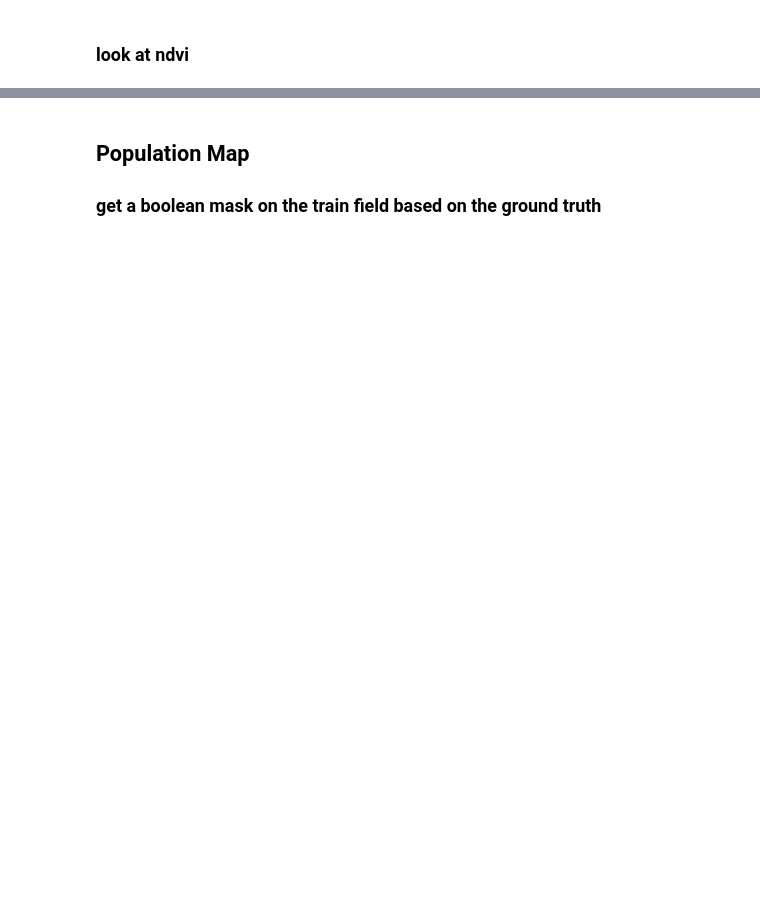
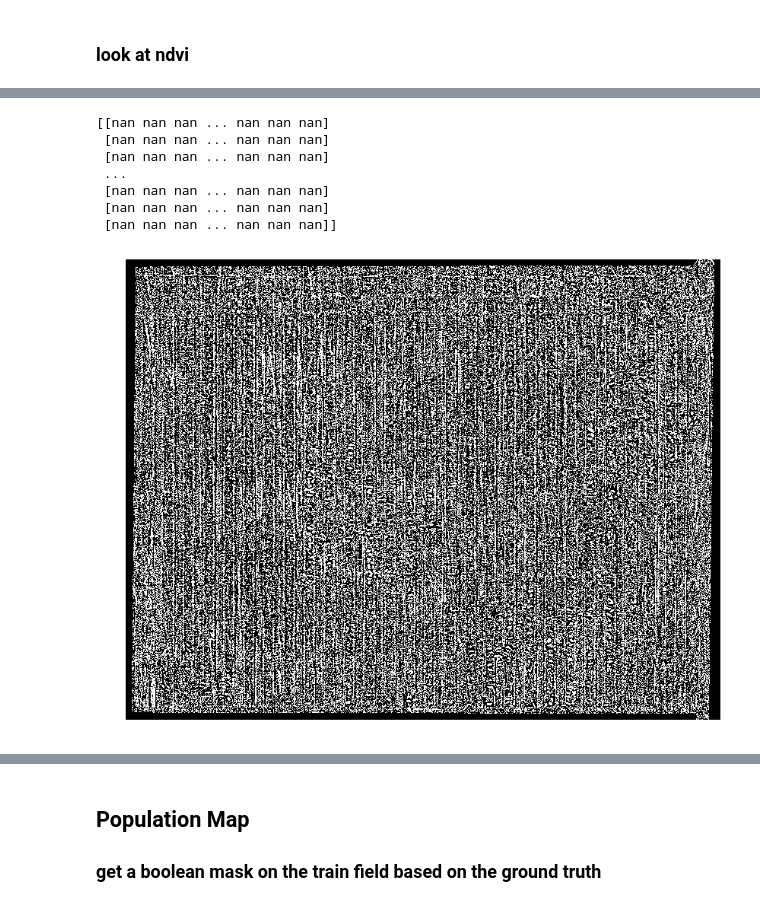
Before and after one commit to astro313/indigocase, a Jupyter notebook: imSeg.ipynb, the cells around one changed output, grey strips where cells are left out. Cells and saved outputs as stored; diff of their text form; code cells hidden in the pictures; blank space fills up the shorter version.

```diff
--- a/imSeg.ipynb
+++ b/imSeg.ipynb
@@ -187,0 +202,12 @@ image_show(ndvi > ndvi_threshold);
+# %%
+ndvi_threshold = filters.threshold_local(ndvi, block_size=101) #, offset=10)
+image_show(ndvi > ndvi_threshold);
+# %% [output]
+[[nan nan nan ... nan nan nan]
+ [nan nan nan ... nan nan nan]
+ [nan nan nan ... nan nan nan]
+ ...
+ [nan nan nan ... nan nan nan]
+ [nan nan nan ... nan nan nan]
+ [nan nan nan ... nan nan nan]]
+[figure, added]
```
Also changed, not shown: parts of 16 cells of this notebook.
